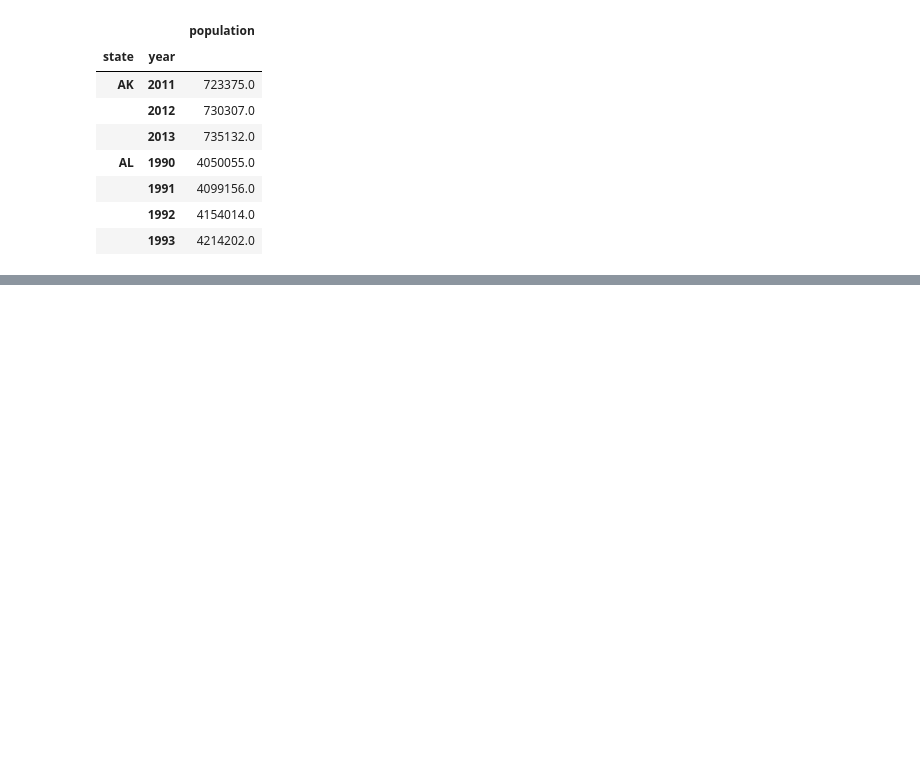
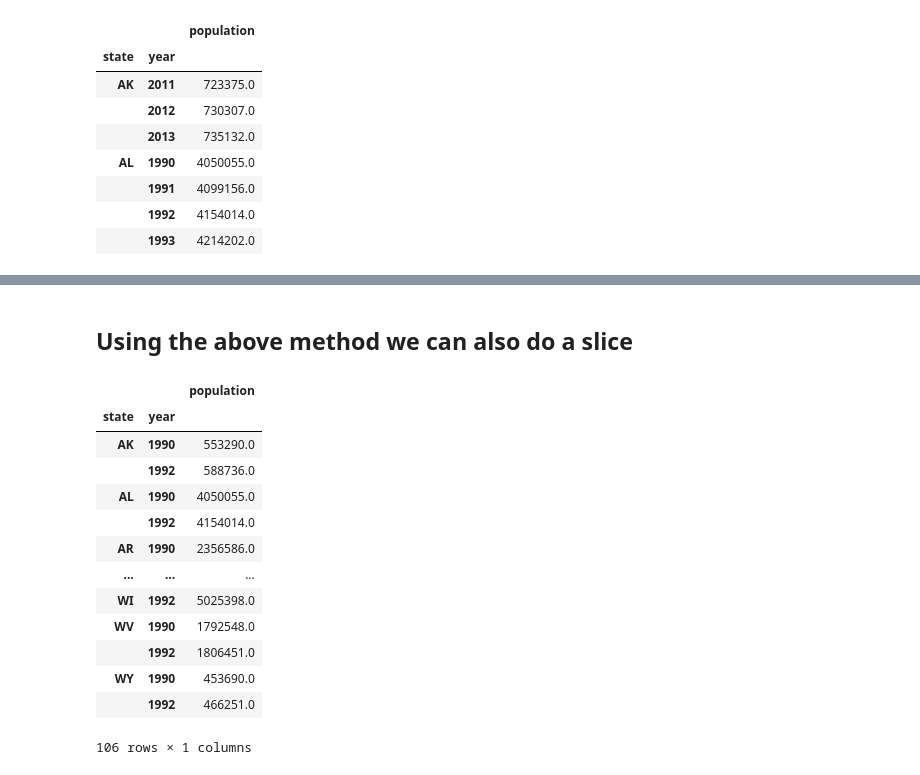
Before and after one commit to harshitgupta240197/Python, a Jupyter notebook: Pandas/Core_Concepts/Hierarchical_Indexing/Multi_Index_LOC.ipynb, the cells around one changed output, grey strips where cells are left out. Saved outputs shown, nothing was run; the diff lists cells and outputs as text; code cells hidden in the pictures; blank space fills up the shorter version.

```diff
--- a/Pandas/Core_Concepts/Hierarchical_Indexing/Multi_Index_LOC.ipynb
+++ b/Pandas/Core_Concepts/Hierarchical_Indexing/Multi_Index_LOC.ipynb
@@ -185,0 +211,19 @@ state_pops.loc[('AK', 2011) : ('AL', 1993)]
+# %% [markdown]
+## Using the above method we can also do a slice
+# %%
+state_pops.loc[:, [1990, 1992], :]
+# %% [output]
+|  |  | population |
+| state | year |  |
+| AK | 1990 | 553290.0 |
+|  | 1992 | 588736.0 |
+| AL | 1990 | 4050055.0 |
+|  | 1992 | 4154014.0 |
+| AR | 1990 | 2356586.0 |
+| ... | ... | ... |
+| WI | 1992 | 5025398.0 |
+| WV | 1990 | 1792548.0 |
+|  | 1992 | 1806451.0 |
+| WY | 1990 | 453690.0 |
+|  | 1992 | 466251.0 |
+106 rows × 1 columns
```
Also changed, not shown: parts of 2 cells of this notebook.
